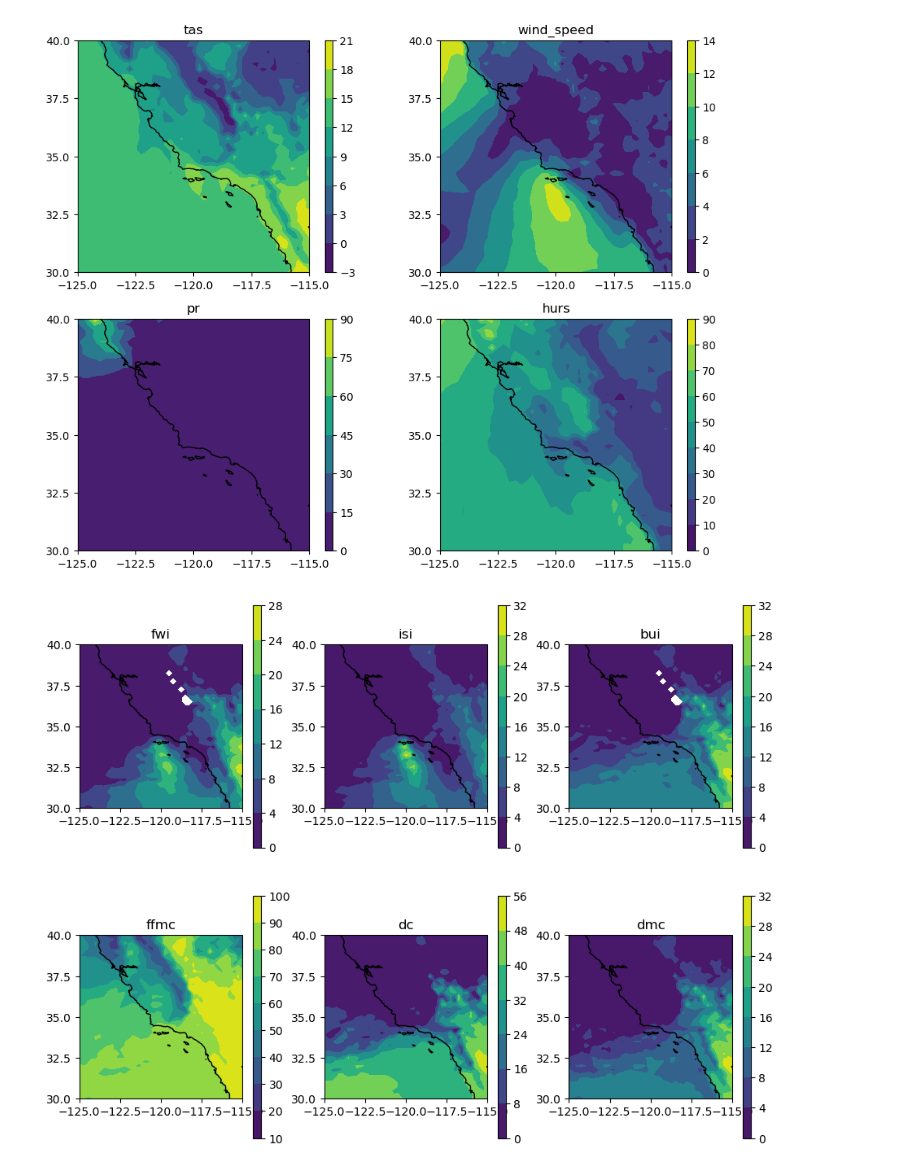
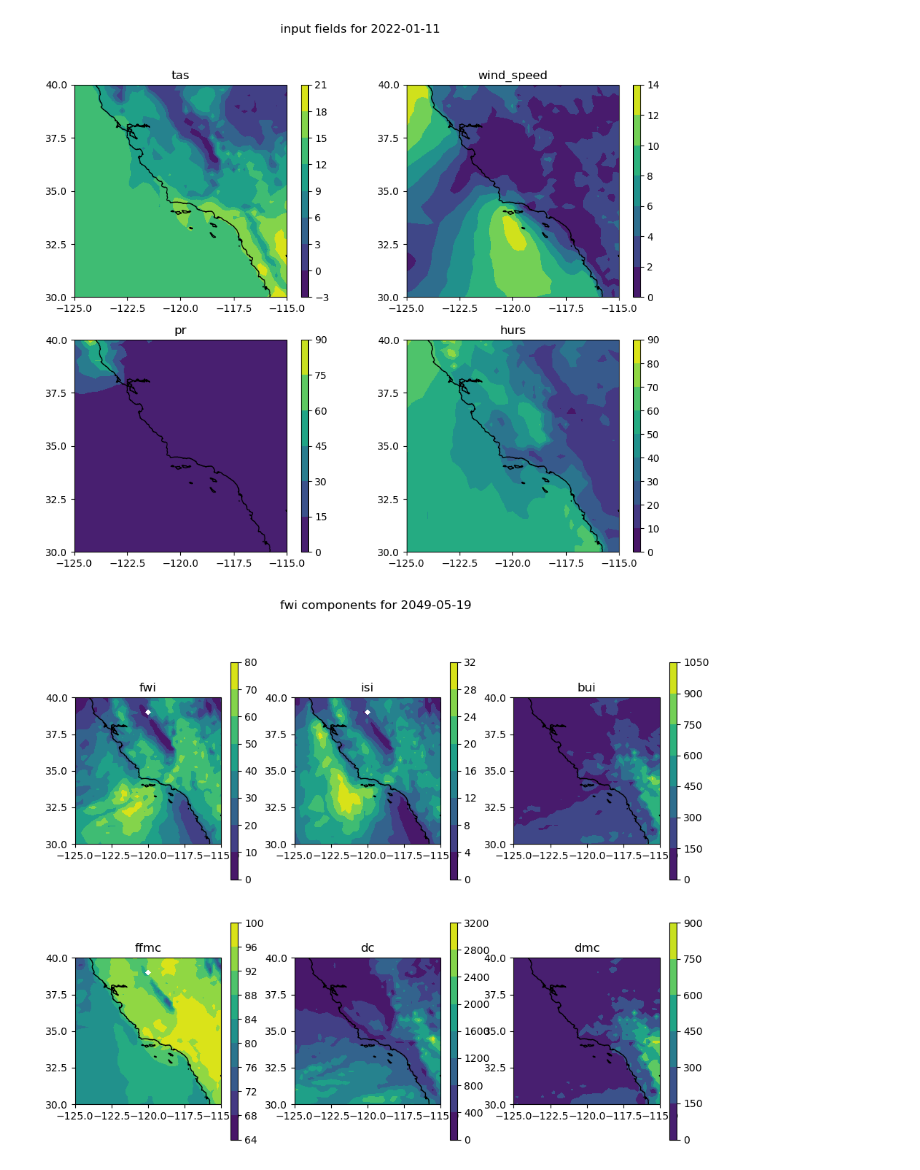
Before and after one commit to ralfhand/2024-10_Hackaton_Wageningen, a Jupyter notebook: plot_input_and_fwi_components.ipynb, the cells around one changed output. Drawn from its saved outputs; the diff is of its cells as text; code cells hidden in the pictures.

```diff
--- a/plot_input_and_fwi_components.ipynb
+++ b/plot_input_and_fwi_components.ipynb
@@ -40,41 +40,44 @@ varlist=["tas","wind_speed","pr","hurs"]
 
 flon=ds_input.lon[0]
 llon=ds_input.lon[len(ds_input.lon)-1]
 lonrange=llon-flon
 lontickstep=(llon-flon)/(n_xticks-1)
 
 flat=ds_input.lat[0]
 llat=ds_input.lat[len(ds_input.lat)-1]
 latrange=llat-flat
 lattickstep=(llat-flat)/(n_yticks-1)
 
 xticks=np.arange(flon,llon+lontickstep,lontickstep)
 yticks=np.arange(flat,llat+lattickstep,lattickstep)
 
 fig, axs = plt.subplots(nrows=2,ncols=2,
                         subplot_kw={'projection': proj},
                         figsize=(11,8.5))
 
+date=ds_input.time[ts]
+fig.suptitle("input fields for " + np.datetime_as_string(date,unit='D'))
+
 axs=axs.flatten()
 
 for i, var in enumerate(varlist):
     data=ds_input[var][ts,:,:]
-    contourplot = axs[i].contourf(ds_input.lon,ds_input.lat,data,add_colorbar=True)
+    contourplot = axs[i].contourf(ds_input.lon,ds_input.lat,data)
     axs[i].set_xticks(xticks)
     axs[i].set_yticks(yticks)
     contourplot.xformatter = LongitudeFormatter()
     contourplot.yformatter = LatitudeFormatter()
     cbar = plt.colorbar(contourplot,orientation='vertical',pad=0.05,aspect=30,ax=axs[i])
     axs[i].coastlines()
     axs[i].set_title(var)
 # %% [output]
-[figure, old version]
+[figure, new version]
 # %%
 # plot maps of FWI and its components for a single day (choose by setting ts)
 
 proj=ccrs.PlateCarree()
 
-ts=10             # select timestep
+ts=10000             # select timestep
 n_xticks=5        # select number of latitude ticks
 n_yticks=5        # select number of longitude ticks
 limit_cbar=False  # set bounds for cbar. Put False for automatic cbar limits
@@ -99,6 +102,9 @@ fig, axs = plt.subplots(nrows=2,ncols=3,
                         subplot_kw={'projection': proj},
                         figsize=(11,8.5))
 
+date=ds_fwi.time[ts]
+fig.suptitle("fwi components for " + np.datetime_as_string(date,unit='D'))
+
 axs=axs.flatten()
 
 for i, var in enumerate(varlist):
@@ -106,9 +112,9 @@ for i, var in enumerate(varlist):
     #ax.axes(projection=proj)
     #ax.add_feature(cfeature.COASTLINE)
     if limit_cbar:
-        contourplot = axs[i].contourf(ds_fwi.lon,ds_fwi.lat,data,cbar_boundaries,add_colorbar=True,extend="both")
+        contourplot = axs[i].contourf(ds_fwi.lon,ds_fwi.lat,data,cbar_boundaries,extend="both")
     else:
-        contourplot = axs[i].contourf(ds_fwi.lon,ds_fwi.lat,data,add_colorbar=True)
+        contourplot = axs[i].contourf(ds_fwi.lon,ds_fwi.lat,data)
     axs[i].set_xticks(xticks)
     axs[i].set_yticks(yticks)
     contourplot.xformatter = LongitudeFormatter()
@@ -117,7 +123,7 @@ for i, var in enumerate(varlist):
     axs[i].coastlines()
     axs[i].set_title(var)
 # %% [output]
-[figure, old version]
+[figure, new version]
 # %%
 # plot a time series for a single point
 
```
Also changed, not shown: parts of 1 cell of this notebook.
